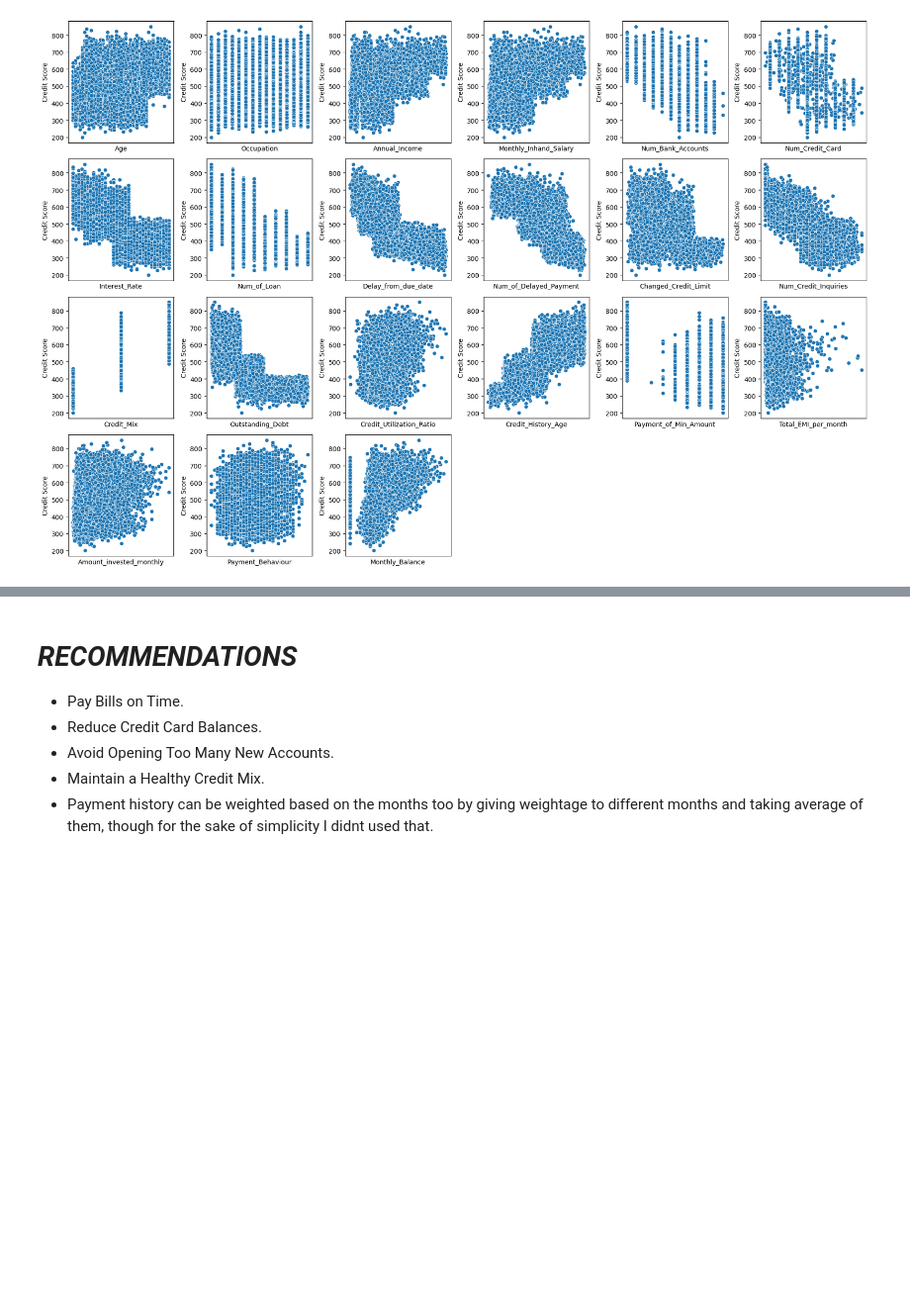
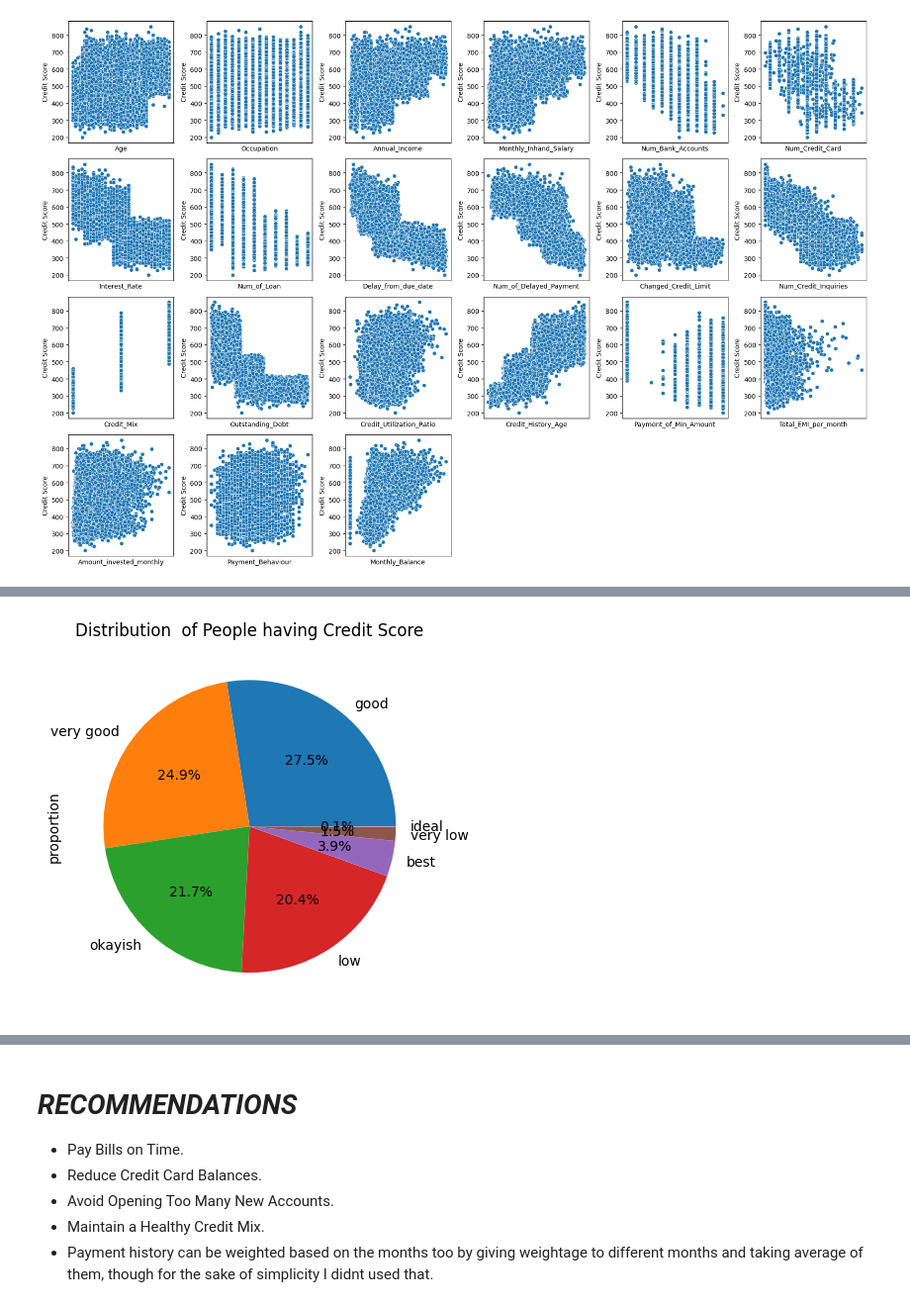
Before and after one commit to shamabansal17/Credit_Score_Calculation, a Jupyter notebook: Credit_score_Shama.ipynb, the cells around one changed output, grey strips where cells are left out. Shown at 99% size. Drawn from its saved outputs; the diff is of its cells as text; code cells hidden in the pictures; blank space fills up the shorter version.

```diff
--- a/Credit_score_Shama.ipynb
+++ b/Credit_score_Shama.ipynb
@@ -1698,6 +1697,9 @@ sns.histplot(df_agg['Credit_Score'])
 plt.show()
 # %% [output]
 [figure]
+# %%
+df_agg['cred_score_cat']=pd.cut(df_agg['Credit_Score'],bins=[200,300,400,500,600,700,800,900],labels=['very low','low','okayish','good','very good','best','ideal'])
+df_agg['cred_score_cat'].value_counts()
 # %%
 agg_dict={'Age':'last',
           'Occupation':'last',
@@ -1744,3 +1764,9 @@ plt.show()
+# %%
+plt.title('Distribution  of People having Credit Score')
+df_agg['cred_score_cat'].value_counts(normalize=True).plot(kind='pie', autopct='%1.1f%%')
+plt.show()
+# %% [output]
+[figure, added]
 # %% [markdown]
 # *ANALYSIS AND INSIGHTS*
 - If number of loans are high, the outstanding amount will be high too.
```
Also changed, not shown: parts of 7 cells of this notebook.
